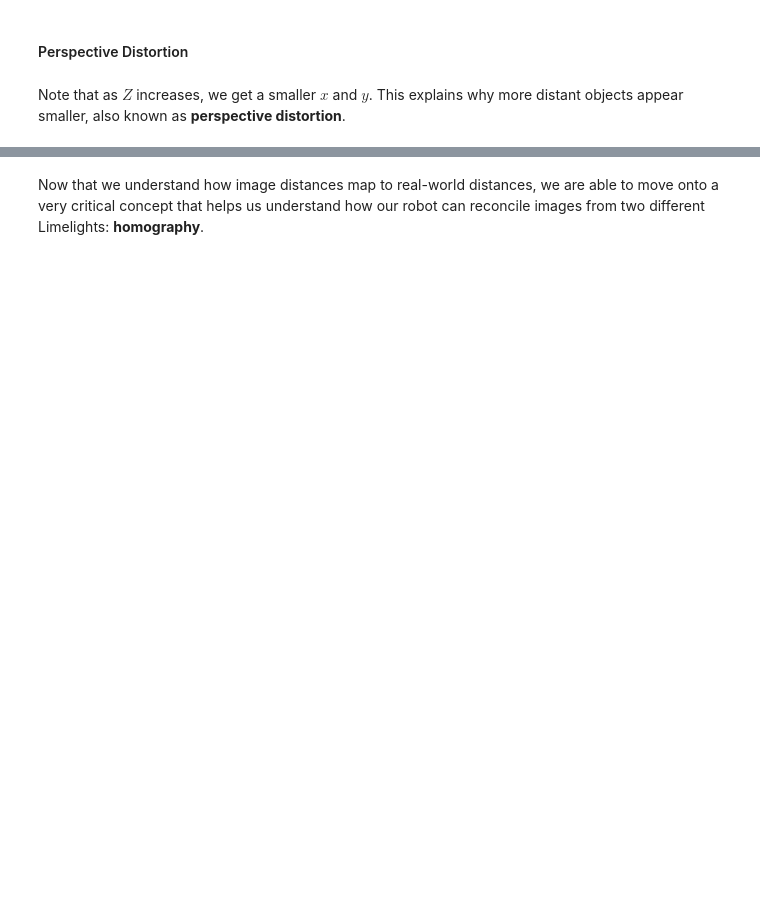
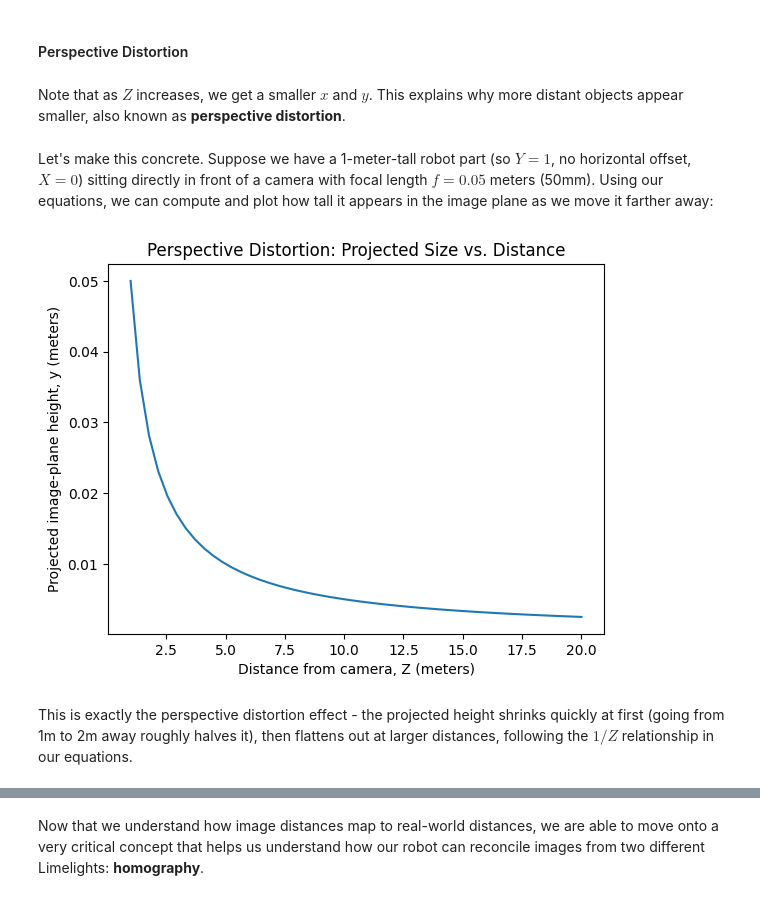
Before and after one commit to nickmelamed/mortorq_instruction, a Jupyter notebook: ml_resources/cv_primer/05-perspective-projection.ipynb, the cells around one changed output, grey strips where cells are left out. Saved outputs shown, nothing was run; the diff lists cells and outputs as text; code cells hidden in the pictures; blank space fills up the shorter version.

```diff
--- a/ml_resources/cv_primer/05-perspective-projection.ipynb
+++ b/ml_resources/cv_primer/05-perspective-projection.ipynb
@@ -76,3 +73,27 @@ $x = f\frac{X}{Z}$, $y = f\frac{Y}{Z}$
 #### Perspective Distortion
 # %% [markdown]
 Note that as $Z$ increases, we get a smaller $x$ and $y$. This explains why more distant objects appear smaller, also known as **perspective distortion**.
+# %% [markdown]
+Let's make this concrete. Suppose we have a 1-meter-tall robot part (so $Y=1$, no horizontal offset, $X=0$) sitting directly in front of a camera with focal length $f=0.05$ meters (50mm). Using our equations, we can compute and plot how tall it appears in the image plane as we move it farther away:
+# %%
+def project(X, Y, Z, f):
+    x = f * X / Z
+    y = f * Y / Z
+    return x, y
+
+f = 0.05   # 50mm focal length, in meters
+Y = 1.0    # a 1-meter-tall object, no horizontal offset (X=0)
+
+distances = np.linspace(1, 20, 50)  # 1 to 20 meters away
+projected_heights = [project(0, Y, Z, f)[1] for Z in distances]
+
+plt.figure()
+plt.plot(distances, projected_heights)
+plt.xlabel("Distance from camera, Z (meters)")
+plt.ylabel("Projected image-plane height, y (meters)")
+plt.title("Perspective Distortion: Projected Size vs. Distance")
+plt.show()
+# %% [output]
+[figure, added]
+# %% [markdown]
+This is exactly the perspective distortion effect - the projected height shrinks quickly at first (going from 1m to 2m away roughly halves it), then flattens out at larger distances, following the $1/Z$ relationship in our equations.
```
Also changed, not shown: parts of 11 cells of this notebook.
